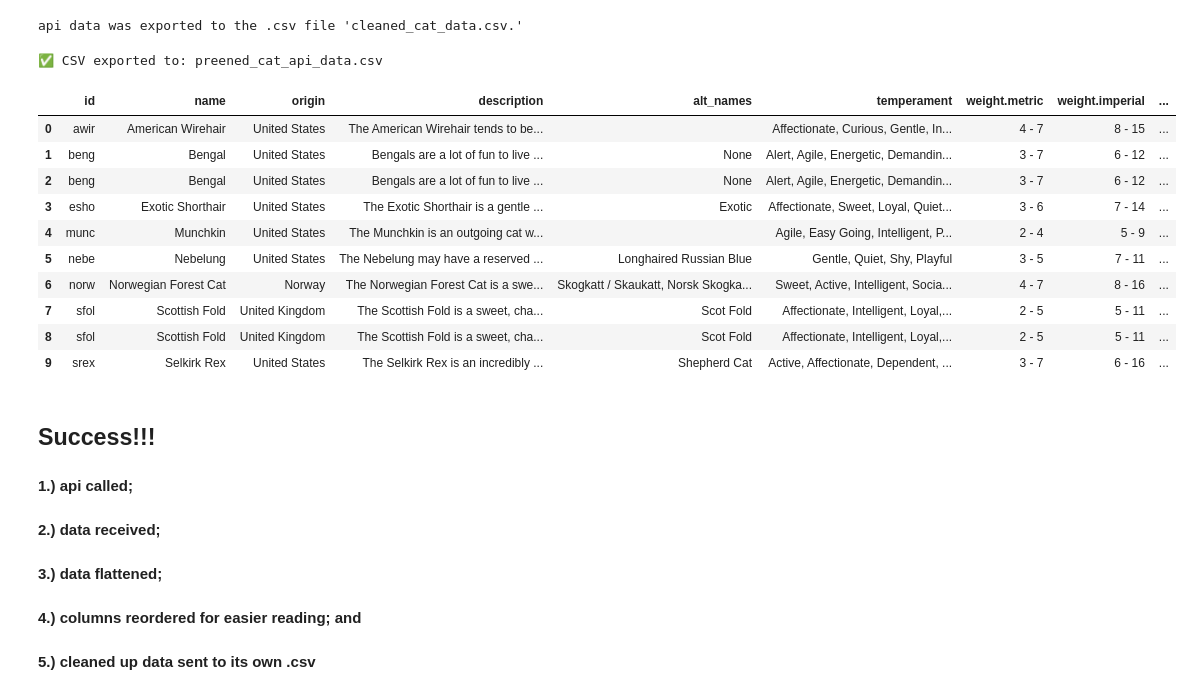
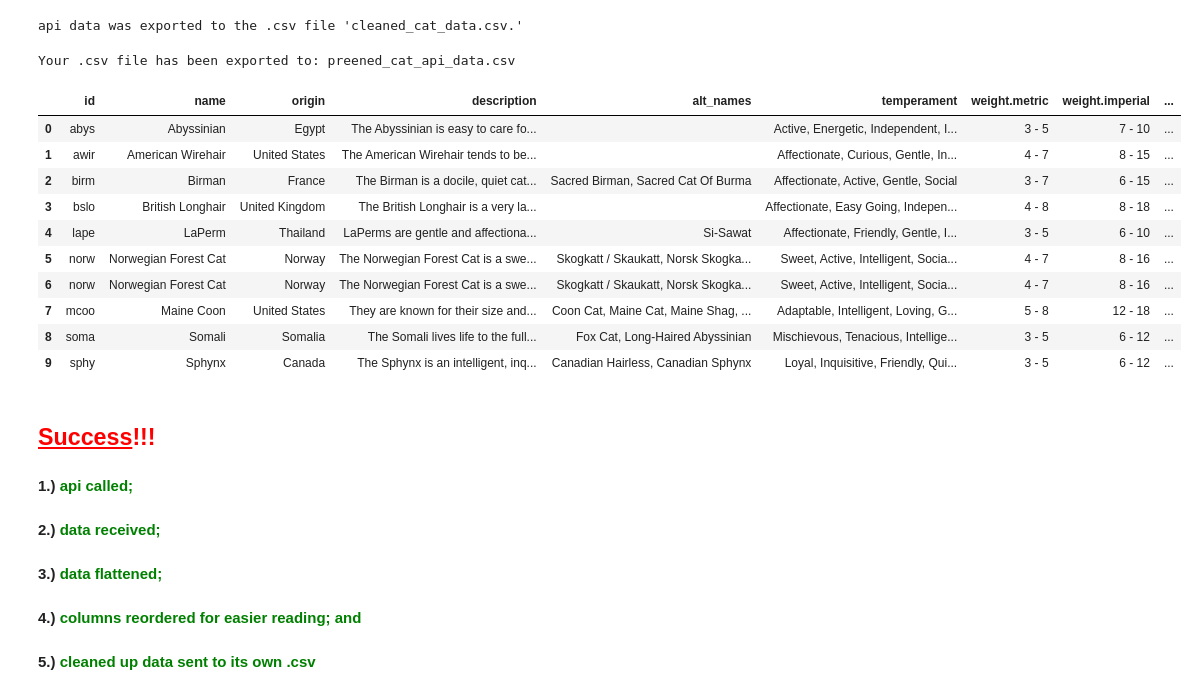
Before and after one commit to npj210mlk/new_api_tutorial, a Jupyter notebook: preened_cat.ipynb, the cells around one changed output. Cells and saved outputs as stored; diff of their text form; code cells hidden in the pictures.

Commit message:
renaming scratch file, and adjusted markdown and code between notebooks to add counter functionality and make things easier to read

```diff
--- a/preened_cat.ipynb
+++ b/preened_cat.ipynb
@@ -264,7 +274,7 @@ api data was exported to the .csv file 'cleaned_cat_data.csv.'
 # %%
 ### so can we make all this a function? let's see...
 # %%
-def snoogums(
+def preened(
         save_path = "preened_cat_api_data.csv", # the .csv file's name
         limit = 10, # limit the # of cats in the call response
         verbose = False # this thing will work with minimal input
@@ -369,31 +379,31 @@ def snoogums(
     # step 5: send the finished dataframe as a .csv file to the aformentioned 'save_path'
     api_df2.to_csv(save_path, index=False)
 
-    print(f"✅ CSV exported to: {save_path}")
+    print(f"Your .csv file has been exported to: {save_path}")
 
     return api_df2
 # %%
 # check to see if it works
 
-snoogums()
+preened()
 # %% [output]
-✅ CSV exported to: preened_cat_api_data.csv
+Your .csv file has been exported to: preened_cat_api_data.csv
 |  | id | name | origin | description | alt_names | temperament | weight.metric | weight.imperial | ... |
-| 0 | awir | American Wirehair | United States | The American Wirehair tends to be... |  | Affectionate, Curious, Gentle, In... | 4 - 7 | 8 - 15 | ... |
-| 1 | beng | Bengal | United States | Bengals are a lot of fun to live ... | None | Alert, Agile, Energetic, Demandin... | 3 - 7 | 6 - 12 | ... |
-| 2 | beng | Bengal | United States | Bengals are a lot of fun to live ... | None | Alert, Agile, Energetic, Demandin... | 3 - 7 | 6 - 12 | ... |
-| 3 | esho | Exotic Shorthair | United States | The Exotic Shorthair is a gentle ... | Exotic | Affectionate, Sweet, Loyal, Quiet... | 3 - 6 | 7 - 14 | ... |
-| 4 | munc | Munchkin | United States | The Munchkin is an outgoing cat w... |  | Agile, Easy Going, Intelligent, P... | 2 - 4 | 5 - 9 | ... |
-| 5 | nebe | Nebelung | United States | The Nebelung may have a reserved ... | Longhaired Russian Blue | Gentle, Quiet, Shy, Playful | 3 - 5 | 7 - 11 | ... |
+| 0 | abys | Abyssinian | Egypt | The Abyssinian is easy to care fo... |  | Active, Energetic, Independent, I... | 3 - 5 | 7 - 10 | ... |
+| 1 | awir | American Wirehair | United States | The American Wirehair tends to be... |  | Affectionate, Curious, Gentle, In... | 4 - 7 | 8 - 15 | ... |
+| 2 | birm | Birman | France | The Birman is a docile, quiet cat... | Sacred Birman, Sacred Cat Of Burma | Affectionate, Active, Gentle, Social | 3 - 7 | 6 - 15 | ... |
+| 3 | bslo | British Longhair | United Kingdom | The British Longhair is a very la... |  | Affectionate, Easy Going, Indepen... | 4 - 8 | 8 - 18 | ... |
+| 4 | lape | LaPerm | Thailand | LaPerms are gentle and affectiona... | Si-Sawat | Affectionate, Friendly, Gentle, I... | 3 - 5 | 6 - 10 | ... |
+| 5 | norw | Norwegian Forest Cat | Norway | The Norwegian Forest Cat is a swe... | Skogkatt / Skaukatt, Norsk Skogka... | Sweet, Active, Intelligent, Socia... | 4 - 7 | 8 - 16 | ... |
 | 6 | norw | Norwegian Forest Cat | Norway | The Norwegian Forest Cat is a swe... | Skogkatt / Skaukatt, Norsk Skogka... | Sweet, Active, Intelligent, Socia... | 4 - 7 | 8 - 16 | ... |
-| 7 | sfol | Scottish Fold | United Kingdom | The Scottish Fold is a sweet, cha... | Scot Fold | Affectionate, Intelligent, Loyal,... | 2 - 5 | 5 - 11 | ... |
-| 8 | sfol | Scottish Fold | United Kingdom | The Scottish Fold is a sweet, cha... | Scot Fold | Affectionate, Intelligent, Loyal,... | 2 - 5 | 5 - 11 | ... |
-| 9 | srex | Selkirk Rex | United States | The Selkirk Rex is an incredibly ... | Shepherd Cat | Active, Affectionate, Dependent, ... | 3 - 7 | 6 - 16 | ... |
+| 7 | mcoo | Maine Coon | United States | They are known for their size and... | Coon Cat, Maine Cat, Maine Shag, ... | Adaptable, Intelligent, Loving, G... | 5 - 8 | 12 - 18 | ... |
+| 8 | soma | Somali | Somalia | The Somali lives life to the full... | Fox Cat, Long-Haired Abyssinian | Mischievous, Tenacious, Intellige... | 3 - 5 | 6 - 12 | ... |
+| 9 | sphy | Sphynx | Canada | The Sphynx is an intelligent, inq... | Canadian Hairless, Canadian Sphynx | Loyal, Inquisitive, Friendly, Qui... | 3 - 5 | 6 - 12 | ... |
 # %% [markdown]
-## Success!!!
+## <span style="color:red"><u>Success</u>!!!</span>
 
-#### 1.) api called;
-#### 2.) data received;
-#### 3.) data flattened;
-#### 4.) columns reordered for easier reading; and
-#### 5.) cleaned up data sent to its own .csv
+#### 1.) <span style="color:green">api called;
+#### 2.) <span style="color:green">data received;
+#### 3.) <span style="color:green">data flattened;
+#### 4.) <span style="color:green">columns reordered for easier reading; and
+#### 5.) <span style="color:green">cleaned up data sent to its own .csv
```
Also changed, not shown: parts of 11 cells of this notebook, 7 other files.
